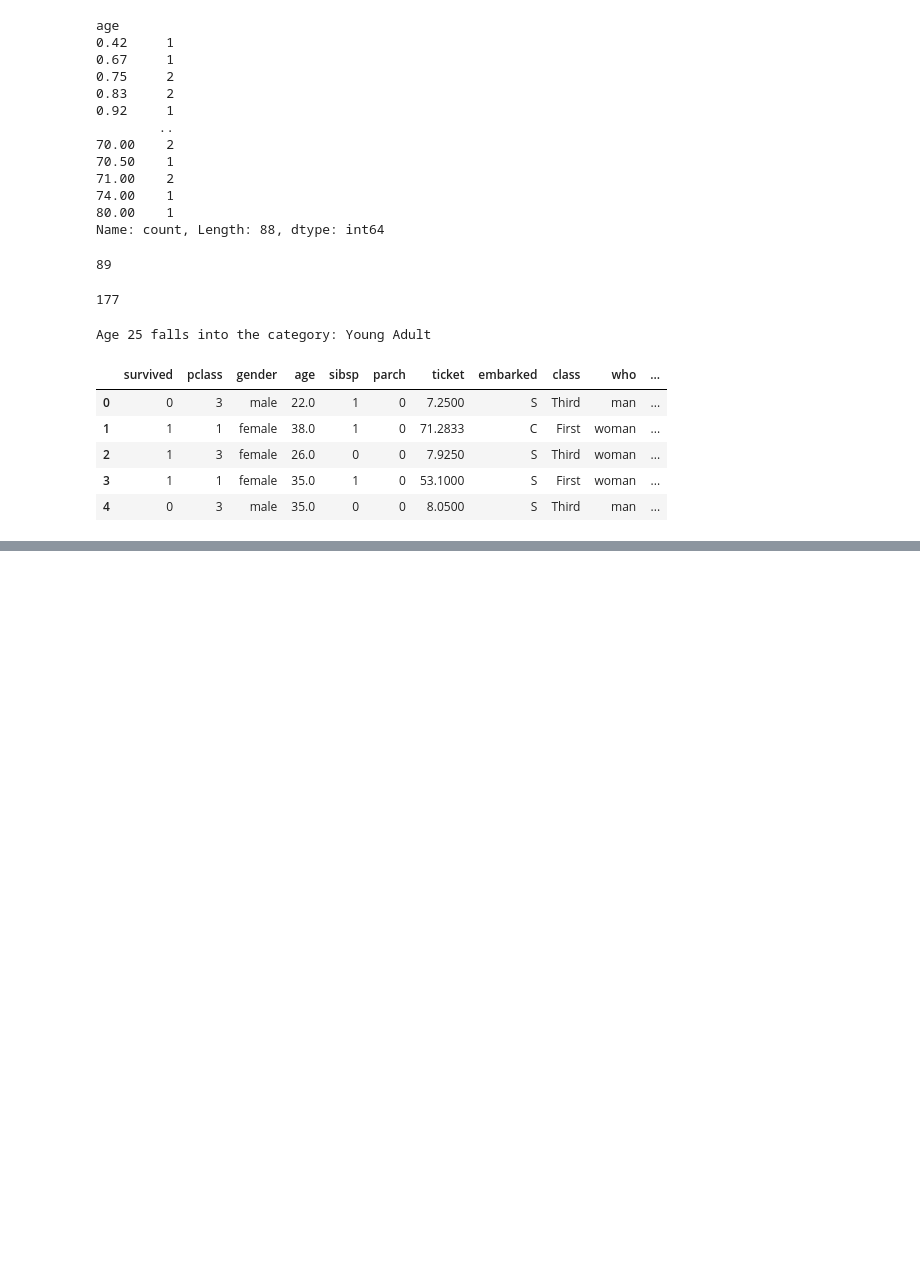
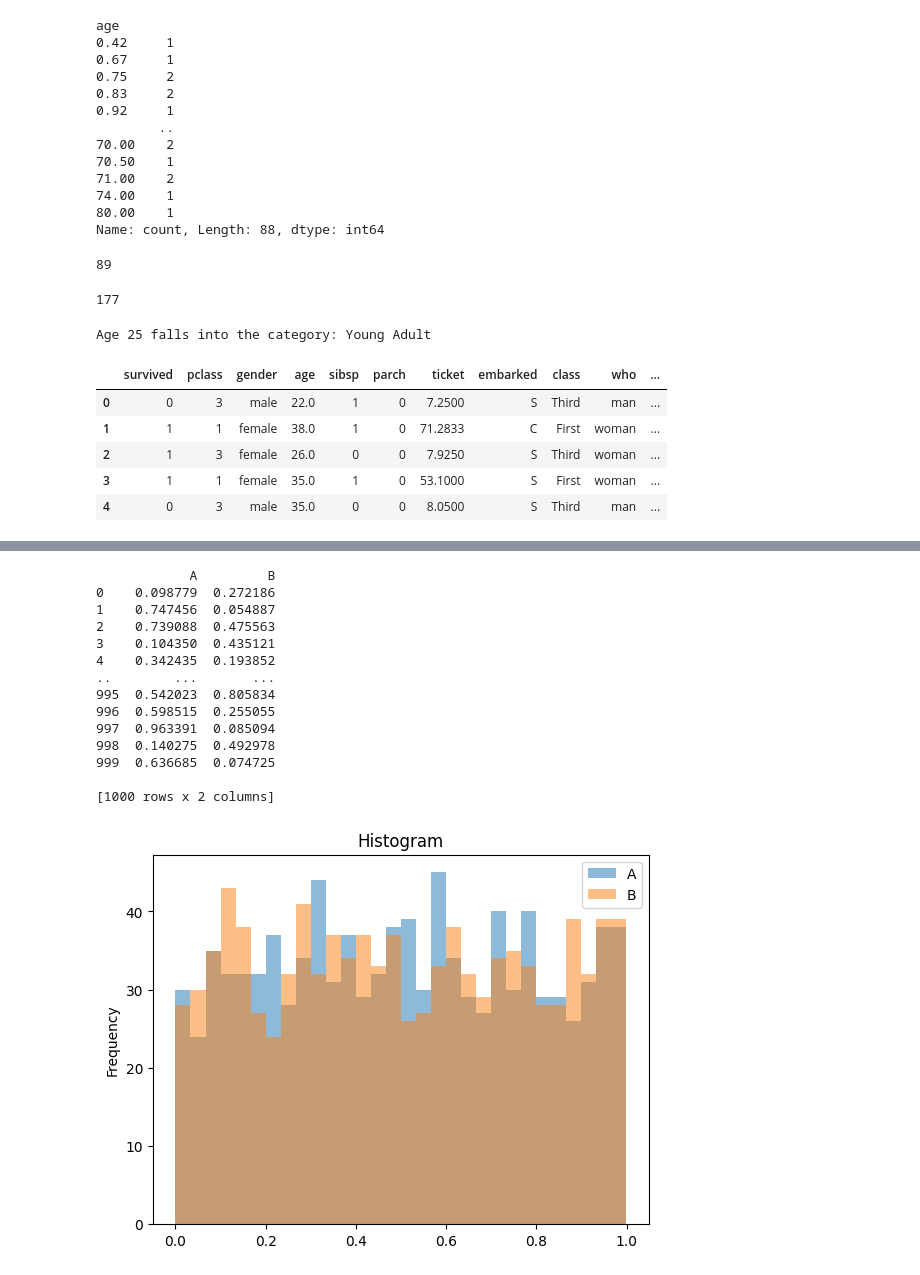
Before and after one commit to windyday0622/windyday, a Jupyter notebook: m3_분석 라이브러리/ pandas_3_탐색.ipynb, the cells around one changed output, grey strips where cells are left out. Saved outputs shown, nothing was run; the diff lists cells and outputs as text; code cells hidden in the pictures; blank space fills up the shorter version.

```diff
--- a/m3_분석 라이브러리/ pandas_3_탐색.ipynb
+++ b/m3_분석 라이브러리/ pandas_3_탐색.ipynb
@@ -459,0 +577,27 @@ tdf.head()
+# %%
+df = pd.DataFrame({
+    'A': np.random.rand(1000),
+    'B': np.random.rand(1000)
+})
+
+print(df,'\n')
+# 히스토그램
+df.plot.hist(alpha=0.5, bins=30)
+plt.title('Histogram')
+plt.show()
+# %% [output]
+            A         B
+0    0.098779  0.272186
+1    0.747456  0.054887
+2    0.739088  0.475563
+3    0.104350  0.435121
+4    0.342435  0.193852
+..        ...       ...
+995  0.542023  0.805834
+996  0.598515  0.255055
+997  0.963391  0.085094
+998  0.140275  0.492978
+999  0.636685  0.074725
+
+[1000 rows x 2 columns]
+[figure, added]
```
Also changed, not shown: parts of 11 cells of this notebook.
